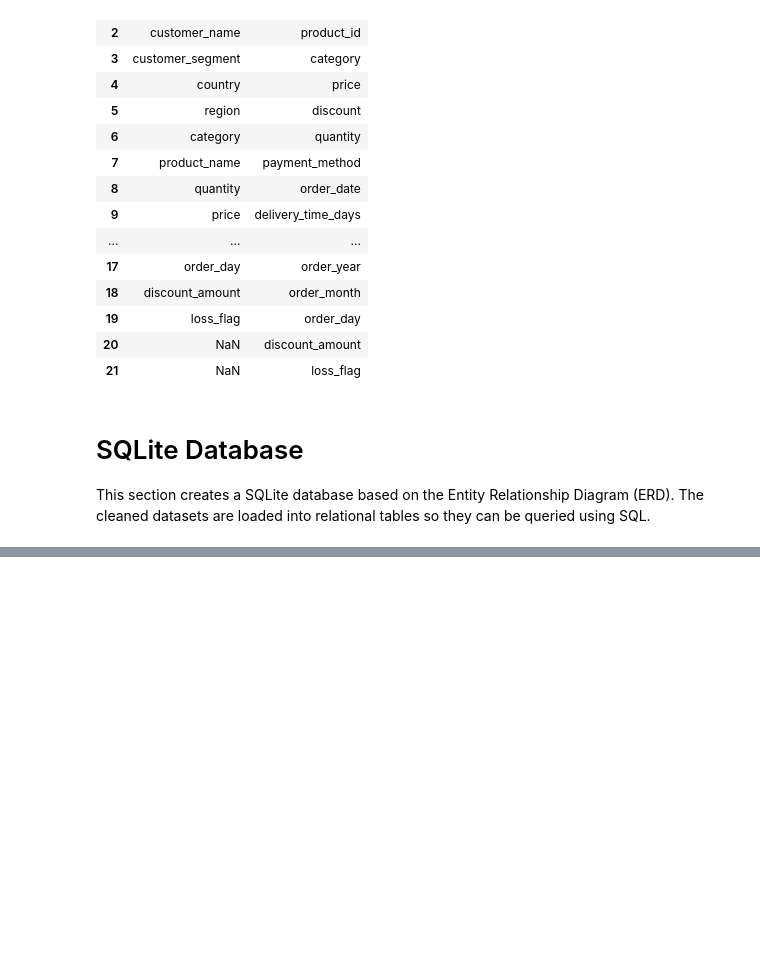
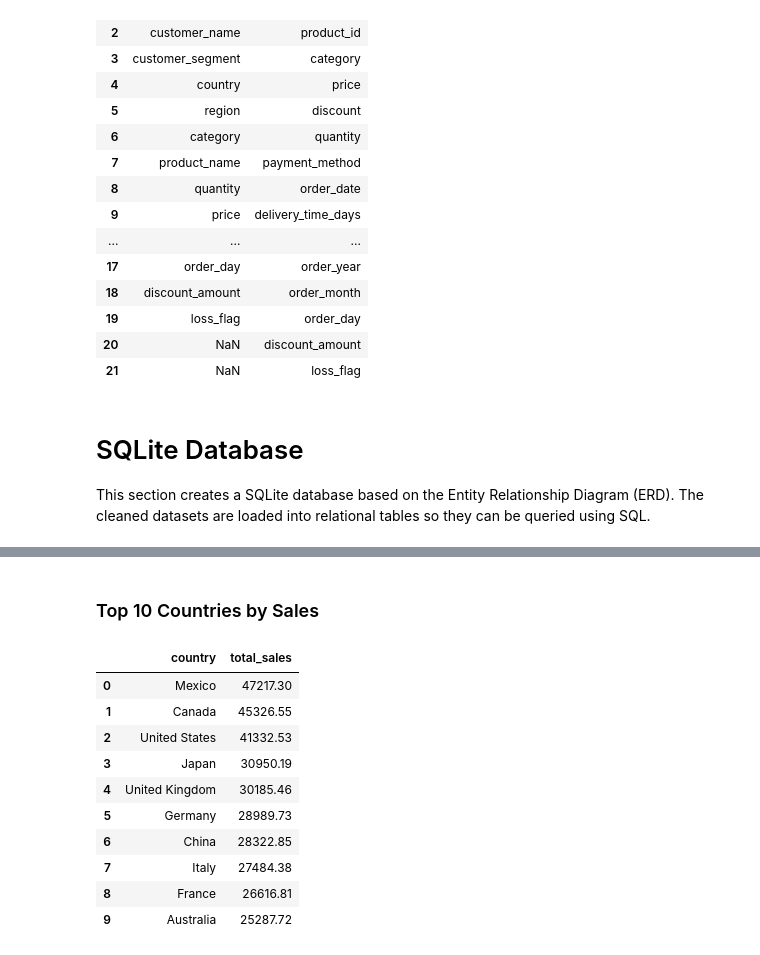
Before and after one commit to KiruthigaSidharthan/Global_Ecommerce_Sales_Analysis, a Jupyter notebook: Notebooks/Ecommerce_Sales_Transaction_Analysis.ipynb, the cells around one changed output, grey strips where cells are left out. Saved outputs shown, nothing was run; the diff lists cells and outputs as text; code cells hidden in the pictures; blank space fills up the shorter version.

```diff
--- a/Notebooks/Ecommerce_Sales_Transaction_Analysis.ipynb
+++ b/Notebooks/Ecommerce_Sales_Transaction_Analysis.ipynb
@@ -560,0 +589,27 @@ conn.commit()
+# %% [markdown]
+### Top 10 Countries by Sales
+# %%
+query2 = """
+select
+    country,
+    round(sum(total_amount),2) as total_sales
+from global_sales
+group by country
+order by total_sales desc
+limit 10;
+"""
+
+country_sales = pd.read_sql(query2, conn)
+country_sales
+# %% [output]
+|  | country | total_sales |
+| 0 | Mexico | 47217.30 |
+| 1 | Canada | 45326.55 |
+| 2 | United States | 41332.53 |
+| 3 | Japan | 30950.19 |
+| 4 | United Kingdom | 30185.46 |
+| 5 | Germany | 28989.73 |
+| 6 | China | 28322.85 |
+| 7 | Italy | 27484.38 |
+| 8 | France | 26616.81 |
+| 9 | Australia | 25287.72 |
```
Also changed, not shown: parts of 9 cells of this notebook.
